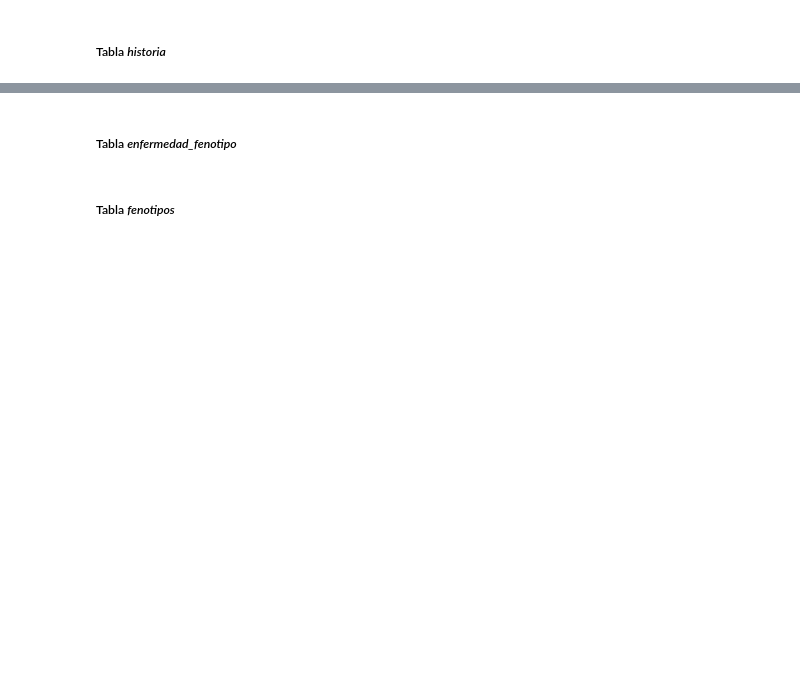
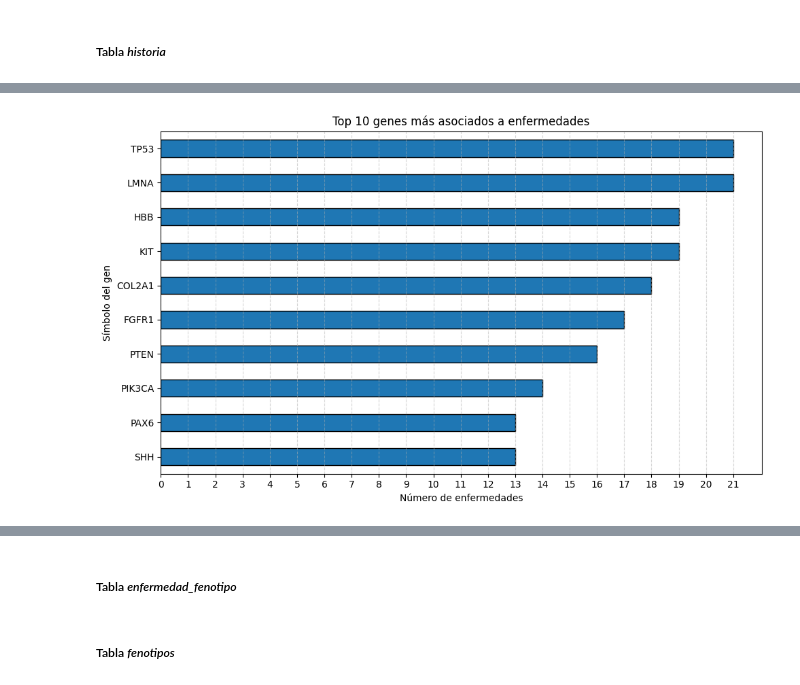
Before and after one commit to Muriburu/ITAcademy, a Jupyter notebook: Sprint 10 - Pràctica final/Code/Tratamiento_datos_Orphadata.ipynb, the cells around one changed output, grey strips where cells are left out. Cells and saved outputs as stored; diff of their text form; code cells hidden in the pictures; blank space fills up the shorter version.

```diff
--- a/Sprint 10 - Pràctica final/Code/Tratamiento_datos_Orphadata.ipynb
+++ b/Sprint 10 - Pràctica final/Code/Tratamiento_datos_Orphadata.ipynb
@@ -569,0 +982,14 @@ clasificacion.loc[:, "clase"] = clasificacion["clase"].str.replace(
+# %%
+top_genes = enfermedades_por_gen.sort_values(ascending=False).head(10)
+plt.figure(figsize=(10, 6))
+top_genes.sort_values().plot(kind='barh', edgecolor='black')  # orden ascendente para que el top esté arriba
+
+plt.title('Top 10 genes más asociados a enfermedades')
+plt.xlabel('Número de enfermedades')
+plt.ylabel('Símbolo del gen')
+plt.xticks(ticks=range(0, top_genes.max()+1), labels=range(0, top_genes.max()+1))  # eje x como enteros
+plt.grid(axis='x', linestyle='--', alpha=0.5)
+plt.tight_layout()
+plt.show()
+# %% [output]
+[figure, added]
```
Also changed, not shown: parts of 40 cells of this notebook, 4 other files.
